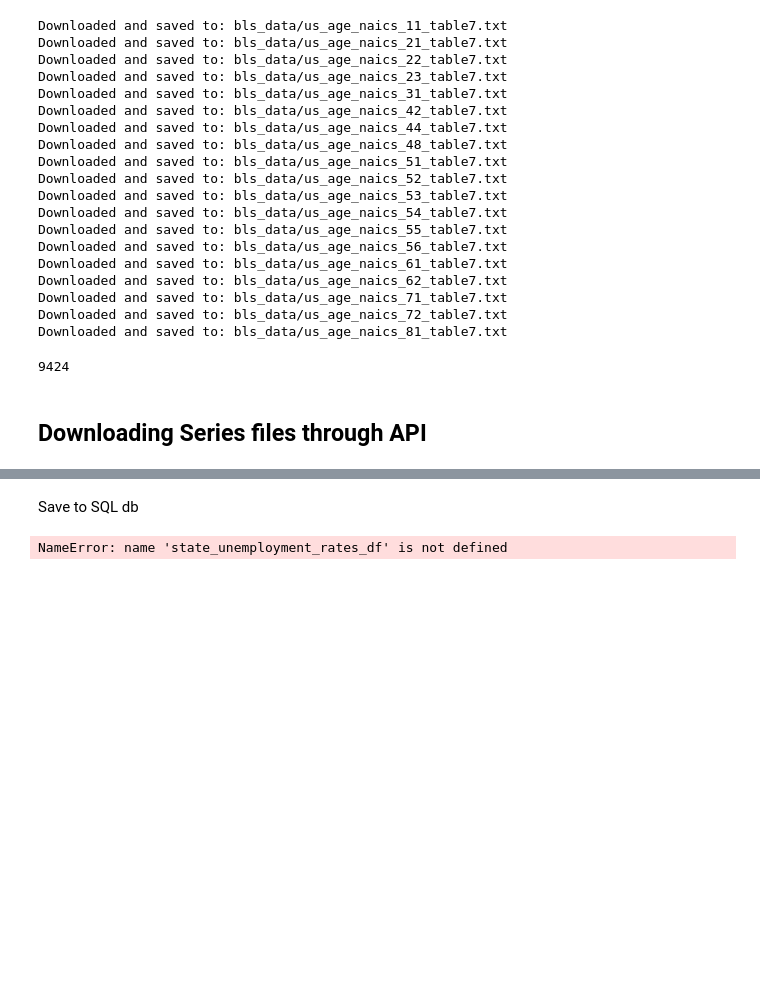
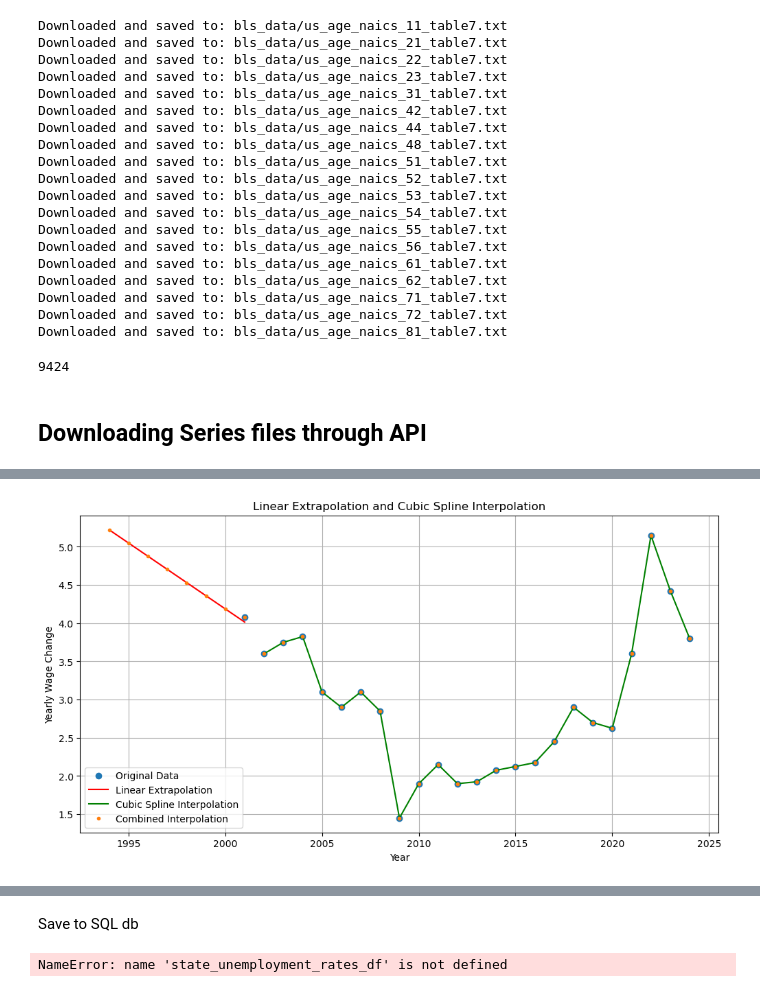
Before and after one commit to SebastianSeljak/PIC16B_Econ, a Jupyter notebook: dataset.ipynb, the cells around one changed output, grey strips where cells are left out. Drawn from its saved outputs; the diff is of its cells as text; code cells hidden in the pictures; blank space fills up the shorter version.

Commit message:
model prepped for final run

```diff
--- a/dataset.ipynb
+++ b/dataset.ipynb
@@ -105,0 +96,85 @@ No Data Available for Series CXUFOODTOTLLB0201M Year: 2024
+# %%
+try:
+    wage_change = bls.get_series('CIU2010000000000A', 1994, 2024, api_key)
+
+except Exception as e:
+    print(f"An error occurred fetching data from the BLS API: {e}")
+    exit()
+
+# Convert the Series to a DataFrame
+wage_change_df = wage_change.to_frame()
+
+# Resample the data to yearly frequency and calculate the mean
+yearly_wage_change = wage_change_df.resample('A-DEC').mean()
+
+# Reset the index to get 'year' as a column
+yearly_wage_change.reset_index(inplace=True)
+
+# Rename the columns
+yearly_wage_change.columns = ['year', 'wage_change']
+
+# Convert the 'year' column to integer
+yearly_wage_change['year'] = yearly_wage_change['year'].dt.year
+
+yearly_wage_change = yearly_wage_change.sort_values('year')
+
+x_known = yearly_wage_change['year'].values
+y_known = yearly_wage_change['wage_change'].values
+
+# --- 3. Linear Extrapolation for the First 10 Values ---
+
+n_extrapolate = 8
+n_linear_fit = 5
+x_linear_fit = x_known[:n_linear_fit]
+y_linear_fit = y_known[:n_linear_fit]
+
+model = LinearRegression()
+model.fit(x_linear_fit.reshape(-1, 1), y_linear_fit)
+
+x_linear_extrap = np.arange(1994, 1994 + n_extrapolate)
+y_linear_extrap = model.predict(x_linear_extrap.reshape(-1, 1))
+
+# --- 4. Cubic Spline Interpolation (for the rest) ---
+
+x_known_cubic = x_known[x_known >= x_linear_extrap[-1] + 1]
+y_known_cubic = y_known[x_known >= x_linear_extrap[-1] + 1]
+
+cs = CubicSpline(x_known_cubic, y_known_cubic)
+
+# --- 5. Generate Interpolated Values (Cubic Spline) ---
+
+x_interp_cubic = np.arange(x_linear_extrap[-1] + 1, 2025)
+y_interp_cubic = cs(x_interp_cubic)
+
+# --- 6. Combine Linear and Cubic Results ---
+x_interp = np.concatenate([x_linear_extrap, x_interp_cubic])
+y_interp = np.concatenate([y_linear_extrap, y_interp_cubic])
+interpolated_df = pd.DataFrame({'year': x_interp, 'wage_change_interpolated': y_interp})
+
+# --- 7. Merge and Fill ---
+wage_change_df = pd.DataFrame({'year': np.arange(1994, 2025)})
+wage_change_df = wage_change_df.merge(yearly_wage_change, on='year', how='left')
+wage_change_df = wage_change_df.merge(interpolated_df, on='year', how='left')
+wage_change_df['wage_change'] = wage_change_df['wage_change'].fillna(wage_change_df['wage_change_interpolated'])
+wage_change_df = wage_change_df.drop(columns=['wage_change_interpolated'])
+
+
+# --- 8. Visualization ---
+
+plt.figure(figsize=(12, 6))
+plt.plot(x_known, y_known, 'o', label='Original Data')
+plt.plot(x_linear_extrap, y_linear_extrap, 'r-', label='Linear Extrapolation')
+plt.plot(x_interp_cubic, y_interp_cubic, 'g-', label='Cubic Spline Interpolation')
+plt.plot(wage_change_df['year'], wage_change_df['wage_change'], '.', label = 'Combined Interpolation')
+plt.xlabel('Year')
+plt.ylabel('Yearly Wage Change')
+plt.title('Linear Extrapolation and Cubic Spline Interpolation')
+plt.legend()
+plt.grid(True)
+plt.show()
+
+# --- 9. Print/Save ---
+
+print(wage_change_df)
+#full_range_df.to_csv('interpolated_tv_hours.csv', index=False)
+# %% [output]
@@ -105,0 +188 @@ No Data Available for Series CXUFOODTOTLLB0201M Year: 2024
+[figure, added]
```
Also changed, not shown: parts of 13 cells of this notebook, 3 other files.
